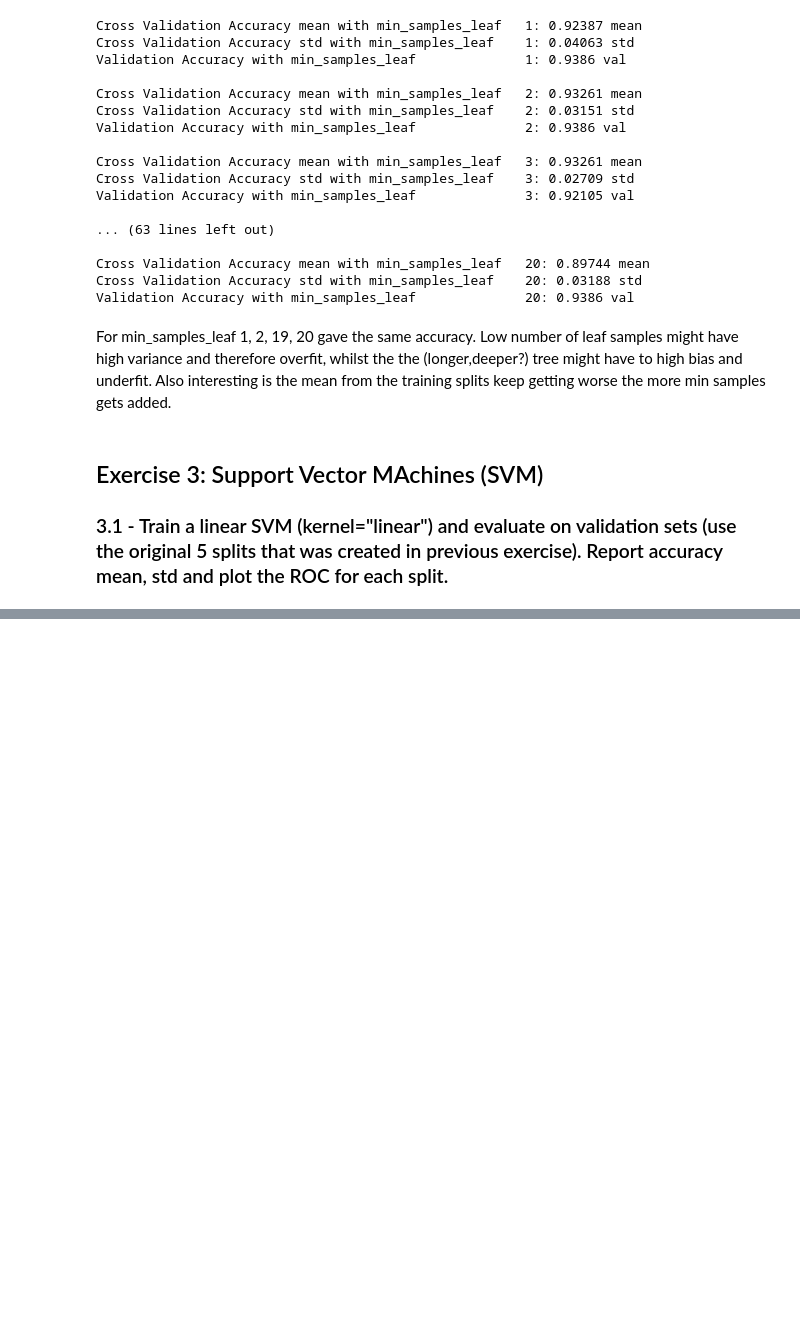
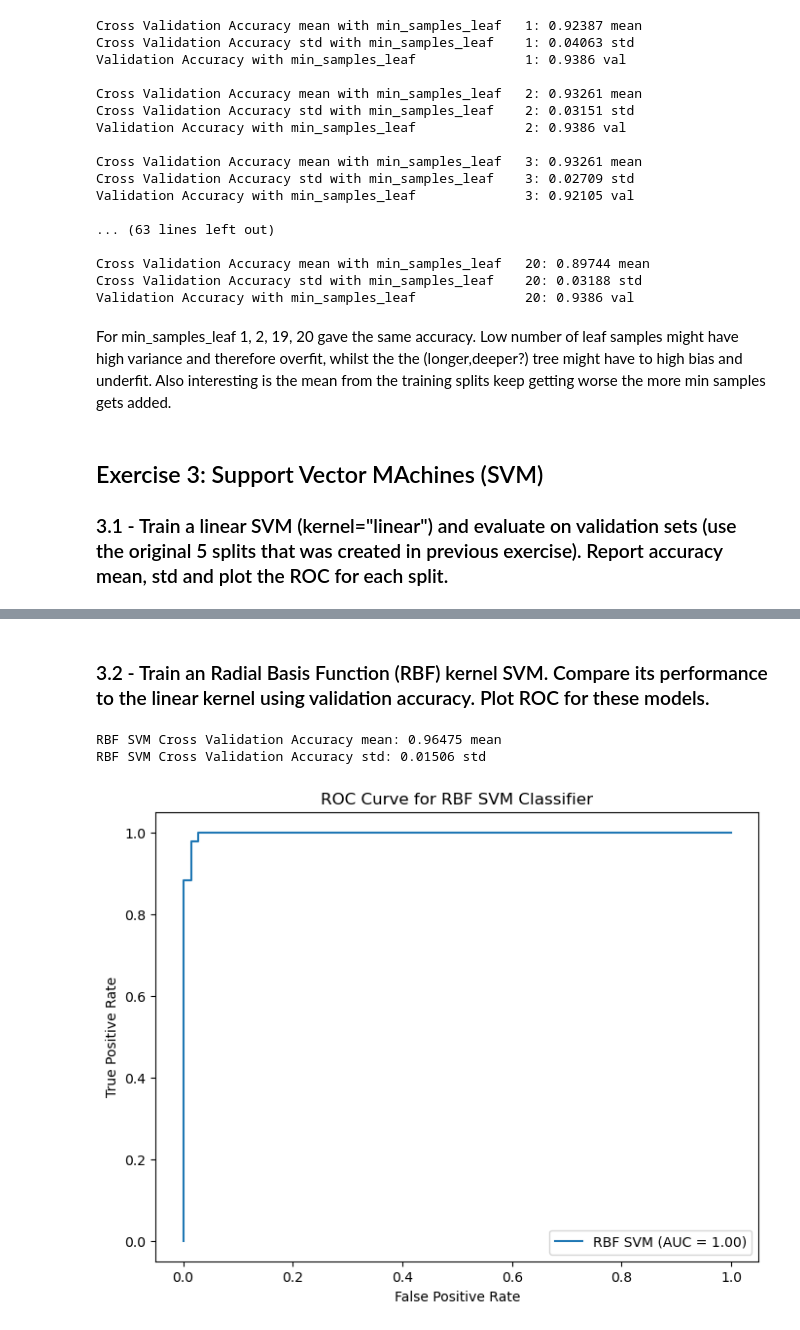
Before and after one commit to lcmolteberg/MachineOblig2, a Jupyter notebook: main.ipynb, the cells around one changed output, grey strips where cells are left out. Drawn from its saved outputs; the diff is of its cells as text; code cells hidden in the pictures; blank space fills up the shorter version.

```diff
--- a/main.ipynb
+++ b/main.ipynb
@@ -279,0 +280,26 @@ SVM Validation Accuracy: 0.96491 val
+# %% [markdown]
+### 3.2 - Train an Radial Basis Function (RBF) kernel SVM. Compare its performance to the linear kernel using validation accuracy. Plot ROC for these models.
+# %%
+# Train same splits on RBF model
+svm_rbf_clf = make_pipeline(StandardScaler(), SVC(kernel="rbf", gamma="scale", random_state=42, C=1, probability=True))
+
+rbf_cv = cross_val_score(svm_rbf_clf, X_train, y_train, cv=5, scoring="accuracy")
+print("RBF SVM Cross Validation Accuracy mean:", np.round(np.mean(rbf_cv), 5), "mean")
+print("RBF SVM Cross Validation Accuracy std:", np.round(np.std(rbf_cv), 5), "std")
+
+# ROC on validation set
+y_proba_rbf = svm_rbf_clf.fit(X_train, y_train).predict_proba(X_val)[:, 1]
+fpr_rbf, tpr_rbf, _ = roc_curve(y_val, y_proba_rbf)
+roc_auc_rbf = auc(fpr_rbf, tpr_rbf)
+
+plt.figure(figsize=(8,6))
+plt.plot(fpr_rbf, tpr_rbf, label=f'RBF SVM (AUC = {roc_auc_rbf:.2f})')
+plt.xlabel('False Positive Rate')
+plt.ylabel('True Positive Rate')
+plt.title('ROC Curve for RBF SVM Classifier')
+plt.legend()
+plt.show()
+# %% [output]
+RBF SVM Cross Validation Accuracy mean: 0.96475 mean
+RBF SVM Cross Validation Accuracy std: 0.01506 std
+[figure, added]
```
Also changed, not shown: parts of 2 cells of this notebook.
